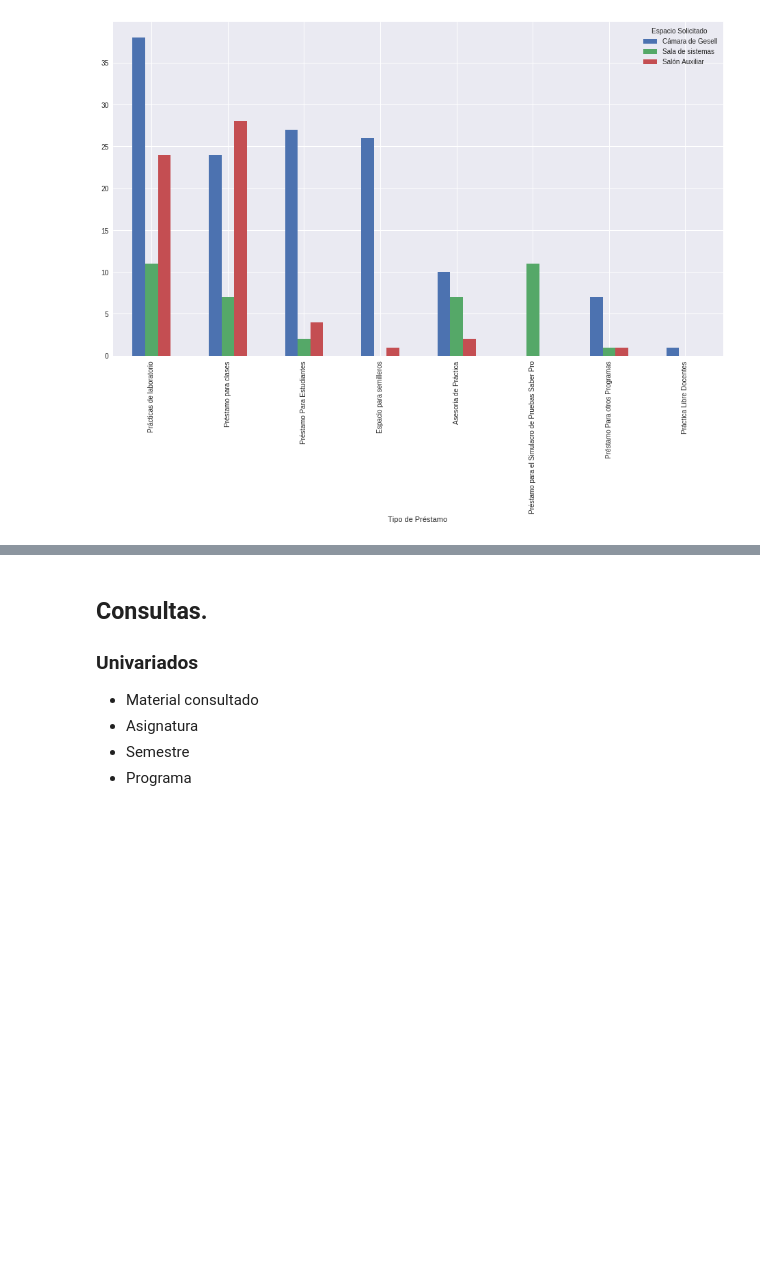
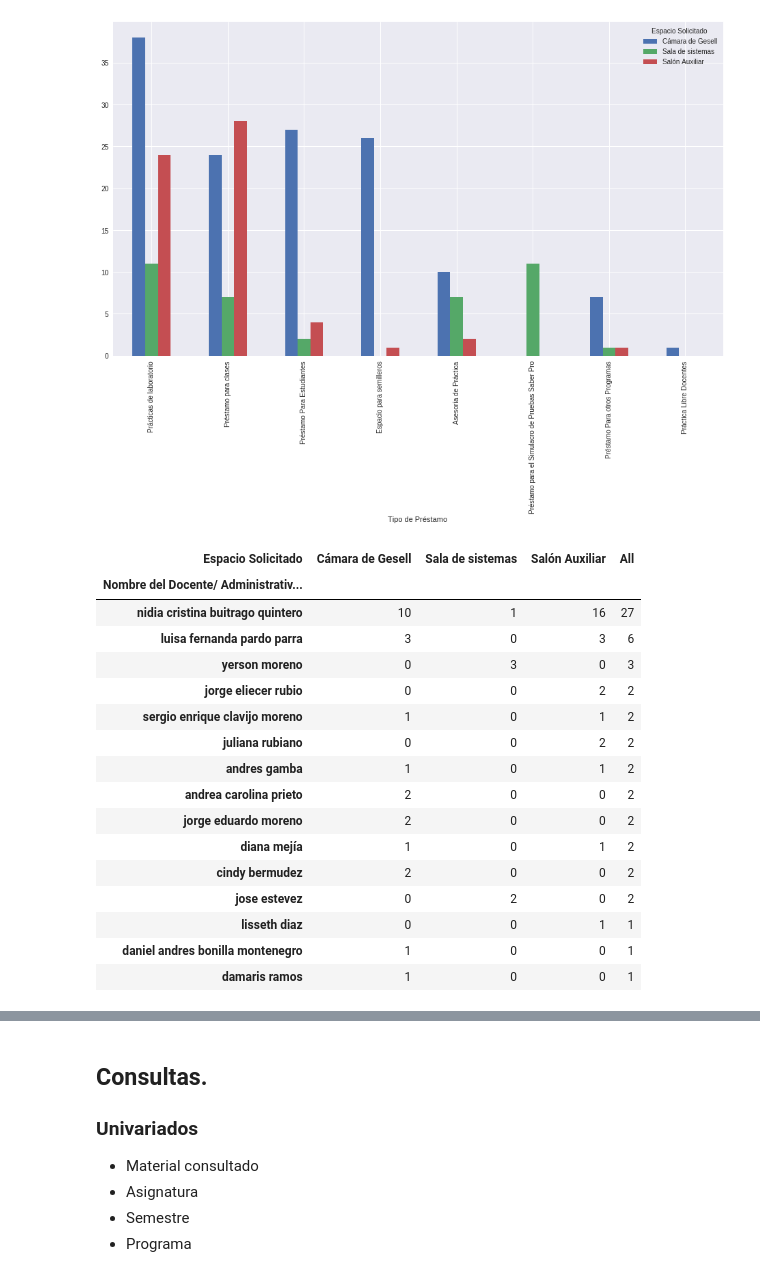
Before and after one commit to Yagwar/Proyectos, a Jupyter notebook: Análisis_2019_3.ipynb, the cells around one changed output, grey strips where cells are left out. Saved outputs shown, nothing was run; the diff lists cells and outputs as text; code cells hidden in the pictures; blank space fills up the shorter version.

```diff
--- a/Análisis_2019_3.ipynb
+++ b/Análisis_2019_3.ipynb
@@ -241,3 +270,25 @@ pd.crosstab(practicas["Tipo de Préstamo "],
 # %% [output]
 <matplotlib.axes._subplots.AxesSubplot at 0x...>
 [figure]
+# %%
+pd.crosstab(index=practicas.loc[practicas["Tipo de Préstamo "]=="Préstamo para clases","Nombre del Docente/ Administrativo / Estudiante"],
+            columns=practicas.loc[practicas["Tipo de Préstamo "]=="Préstamo para clases","Espacio Solicitado "],
+            margins=True).sort_values("All",axis=0, ascending=False).iloc[1:16,:] #.plot.bar(figsize=(16,9))
+# %% [output]
+| Espacio Solicitado | Cámara de Gesell | Sala de sistemas | Salón Auxiliar | All |
+| Nombre del Docente/ Administrativ... |  |  |  |  |
+| nidia cristina buitrago quintero | 10 | 1 | 16 | 27 |
+| luisa fernanda pardo parra | 3 | 0 | 3 | 6 |
+| yerson moreno | 0 | 3 | 0 | 3 |
+| jorge eliecer rubio | 0 | 0 | 2 | 2 |
+| sergio enrique clavijo moreno | 1 | 0 | 1 | 2 |
+| juliana rubiano | 0 | 0 | 2 | 2 |
+| andres gamba | 1 | 0 | 1 | 2 |
+| andrea carolina prieto | 2 | 0 | 0 | 2 |
+| jorge eduardo moreno | 2 | 0 | 0 | 2 |
+| diana mejía | 1 | 0 | 1 | 2 |
+| cindy bermudez | 2 | 0 | 0 | 2 |
+| jose estevez | 0 | 2 | 0 | 2 |
+| lisseth diaz | 0 | 0 | 1 | 1 |
+| daniel andres bonilla montenegro | 1 | 0 | 0 | 1 |
+| damaris ramos | 1 | 0 | 0 | 1 |
```
Also changed, not shown: parts of 27 cells of this notebook.
